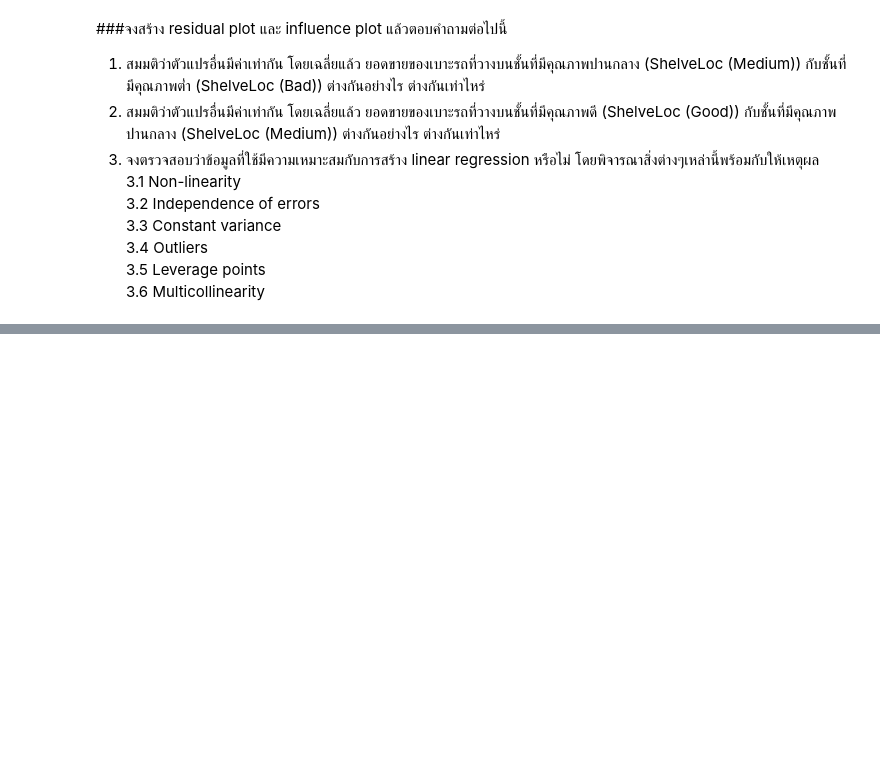
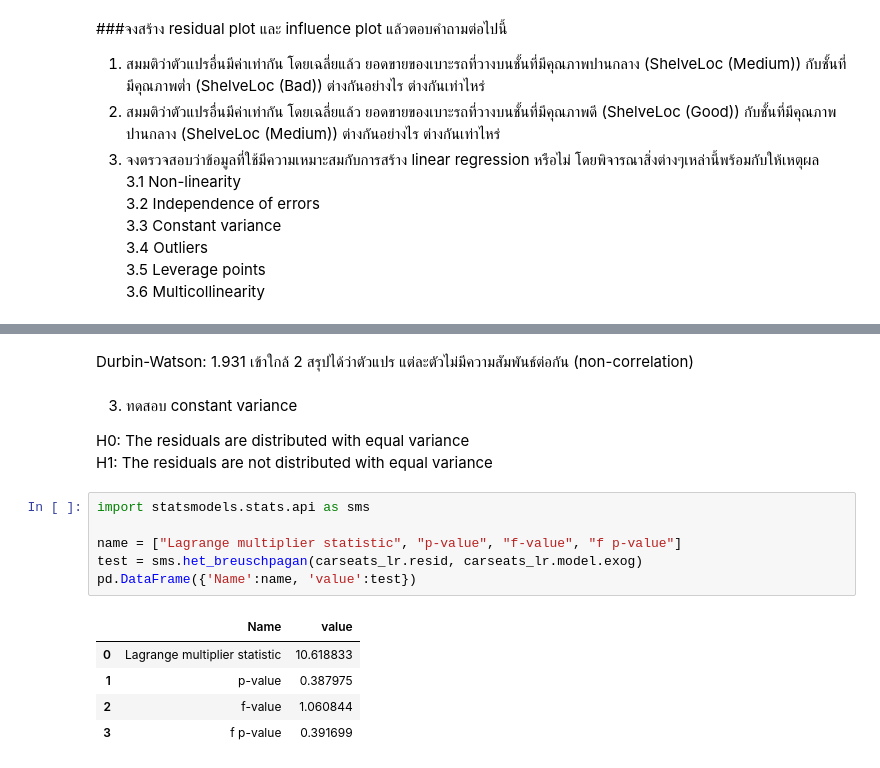
Before and after one commit to Po743/229352-StatisticalLearning, a Jupyter notebook: 229351_LAB07.ipynb, the cells around one changed output, grey strips where cells are left out. Saved outputs shown, nothing was run; the diff lists cells and outputs as text; blank space fills up the shorter version.

```diff
--- a/229351_LAB07.ipynb
+++ b/229351_LAB07.ipynb
@@ -247,0 +504,19 @@ all_predictors = '+'.join(carseats.columns.drop('Sales')) #ใช้สูตร
+# %% [markdown]
+Durbin-Watson: 1.931 เข้าใกล้ 2 สรุปได้ว่าตัวแปร แต่ละตัวไม่มีความสัมพันธ์ต่อกัน (non-correlation)
+# %% [markdown]
+3. ทดสอบ constant variance
+
+H0: The residuals are distributed with equal variance \
+H1: The residuals are not distributed with equal variance
+# %%
+import statsmodels.stats.api as sms
+
+name = ["Lagrange multiplier statistic", "p-value", "f-value", "f p-value"]
+test = sms.het_breuschpagan(carseats_lr.resid, carseats_lr.model.exog)
+pd.DataFrame({'Name':name, 'value':test})
+# %% [output]
+|  | Name | value |
+| 0 | Lagrange multiplier statistic | 10.618833 |
+| 1 | p-value | 0.387975 |
+| 2 | f-value | 1.060844 |
+| 3 | f p-value | 0.391699 |
```
Also changed, not shown: parts of 36 cells of this notebook.
